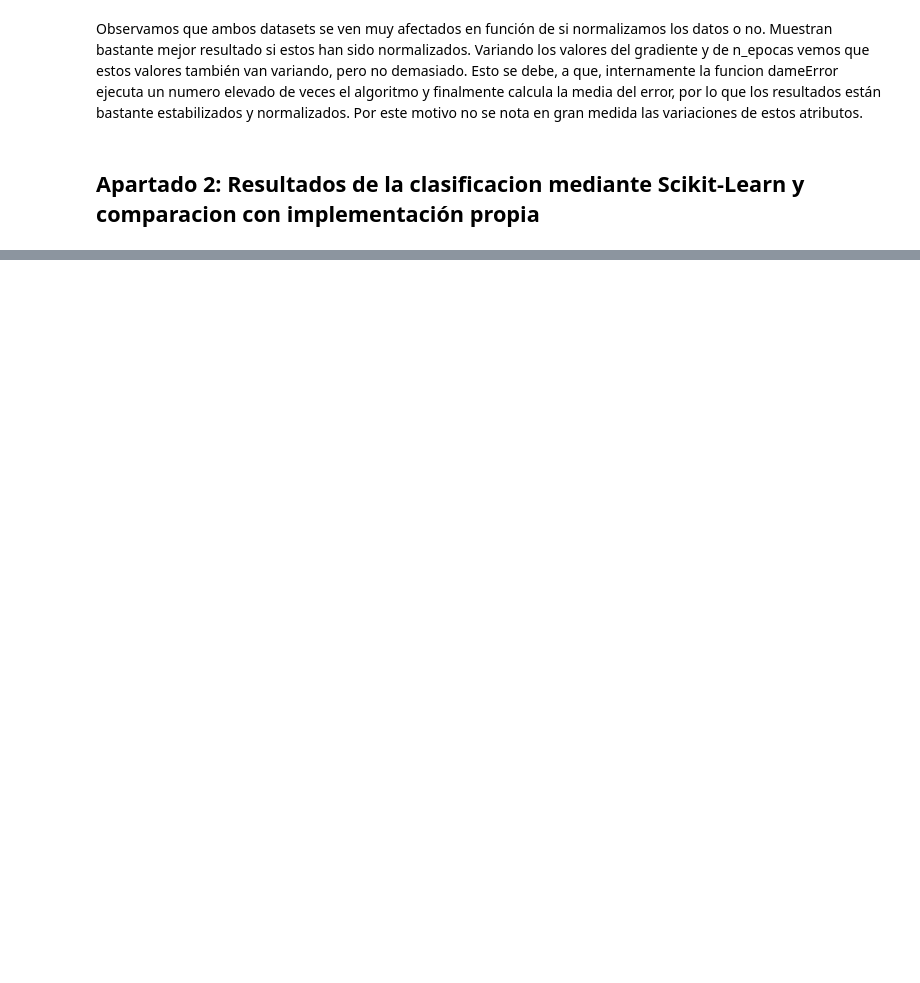
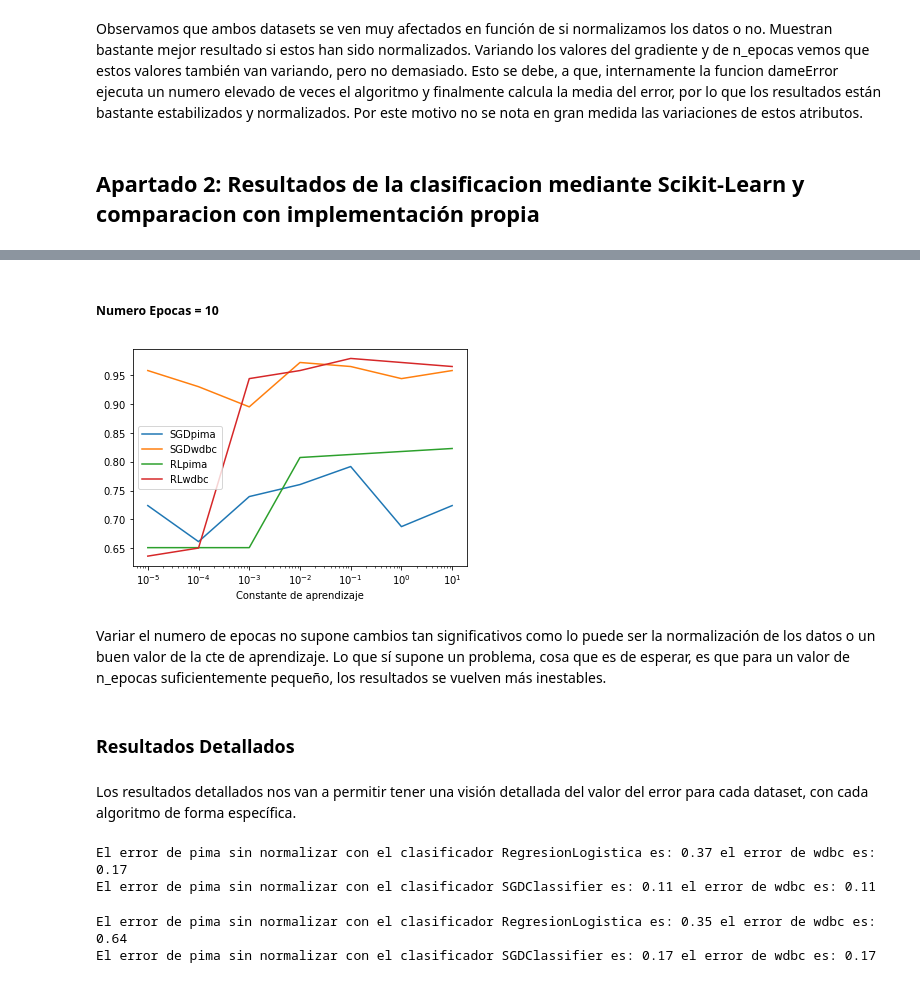
Before and after one commit to Monte-10/FAA-1461, a Jupyter notebook: Practica_3/Memoria.ipynb, the cells around one changed output, grey strips where cells are left out. Cells and saved outputs as stored; diff of their text form; code cells hidden in the pictures; blank space fills up the shorter version.

```diff
--- a/Practica_3/Memoria.ipynb
+++ b/Practica_3/Memoria.ipynb
@@ -211,0 +289,53 @@ from RegresionLogisticaSK import *
+# %% [markdown]
+##### Numero Epocas = 10
+# %%
+n_epocas = 10
+gradiente = 1.0
+score1_total = [] #pima RL
+score2_total = [] #wdbc RL
+score3_total = [] #pima SGD
+score4_total = [] #wdbc SGD
+valores = []
+valor = 100
+for i in range(7):
+    valor = valor * 0.1
+    valores.append(valor)
+
+for i in valores:
+    score1,score2 = getErroresLogisticRegresion(True,'ConjuntosDatosP2/pima-indians-diabetes.csv','ConjuntosDatosP2/wdbc.csv',n_epocas,i)
+    error1,error2 = getErroresSGDClassifier(True,'ConjuntosDatosP2/pima-indians-diabetes.csv','ConjuntosDatosP2/wdbc.csv',n_epocas,i)
+    score1_total.append(score1)
+    score2_total.append(score2)
+    score3_total.append(error1)
+    score4_total.append(error2)
+plotErrores(score3_total,score4_total,score1_total,score2_total,valores)
+# %% [output]
+[figure, added]
+# %% [markdown]
+Variar el numero de epocas no supone cambios tan significativos como lo puede ser la normalización de los datos o un buen valor de la cte de aprendizaje. Lo que sí supone un problema, cosa que es de esperar, es que para un valor de n_epocas suficientemente pequeño, los resultados se vuelven más inestables.
+# %% [markdown]
+### Resultados Detallados
+# %% [markdown]
+Los resultados detallados nos van a permitir tener una visión detallada del valor del error para cada dataset, con cada algoritmo de forma específica.
+# %%
+n_epocas = 5
+gradiente = 1.0
+
+score1,score2 = getErroresLogisticRegresion(False,'ConjuntosDatosP2/pima-indians-diabetes.csv','ConjuntosDatosP2/wdbc.csv',n_epocas,gradiente)
+error1,error2 = getErroresSGDClassifier(False,'ConjuntosDatosP2/pima-indians-diabetes.csv','ConjuntosDatosP2/wdbc.csv',n_epocas,gradiente)
+print(f'El error de pima sin normalizar con el clasificador RegresionLogistica es: {1 - score1:0.2f} el error de wdbc es: {1-score2:0.2f}')
+print(f'El error de pima sin normalizar con el clasificador SGDClassifier es: {1 - error2:0.2f} el error de wdbc es: {1-error2:0.2f}')
+# %% [output]
+El error de pima sin normalizar con el clasificador RegresionLogistica es: 0.37 el error de wdbc es: 0.17
+El error de pima sin normalizar con el clasificador SGDClassifier es: 0.11 el error de wdbc es: 0.11
+# %%
+n_epocas = 1
+gradiente = 1.0
+
+score1,score2 = getErroresLogisticRegresion(False,'ConjuntosDatosP2/pima-indians-diabetes.csv','ConjuntosDatosP2/wdbc.csv',n_epocas,gradiente)
+error1,error2 = getErroresSGDClassifier(False,'ConjuntosDatosP2/pima-indians-diabetes.csv','ConjuntosDatosP2/wdbc.csv',n_epocas,gradiente)
+print(f'El error de pima sin normalizar con el clasificador RegresionLogistica es: {1 - score1:0.2f} el error de wdbc es: {1-score2:0.2f}')
+print(f'El error de pima sin normalizar con el clasificador SGDClassifier es: {1 - error2:0.2f} el error de wdbc es: {1-error2:0.2f}')
+# %% [output]
+El error de pima sin normalizar con el clasificador RegresionLogistica es: 0.35 el error de wdbc es: 0.64
+El error de pima sin normalizar con el clasificador SGDClassifier es: 0.17 el error de wdbc es: 0.17
```
Also changed, not shown: parts of 39 cells of this notebook, 4 other files.
